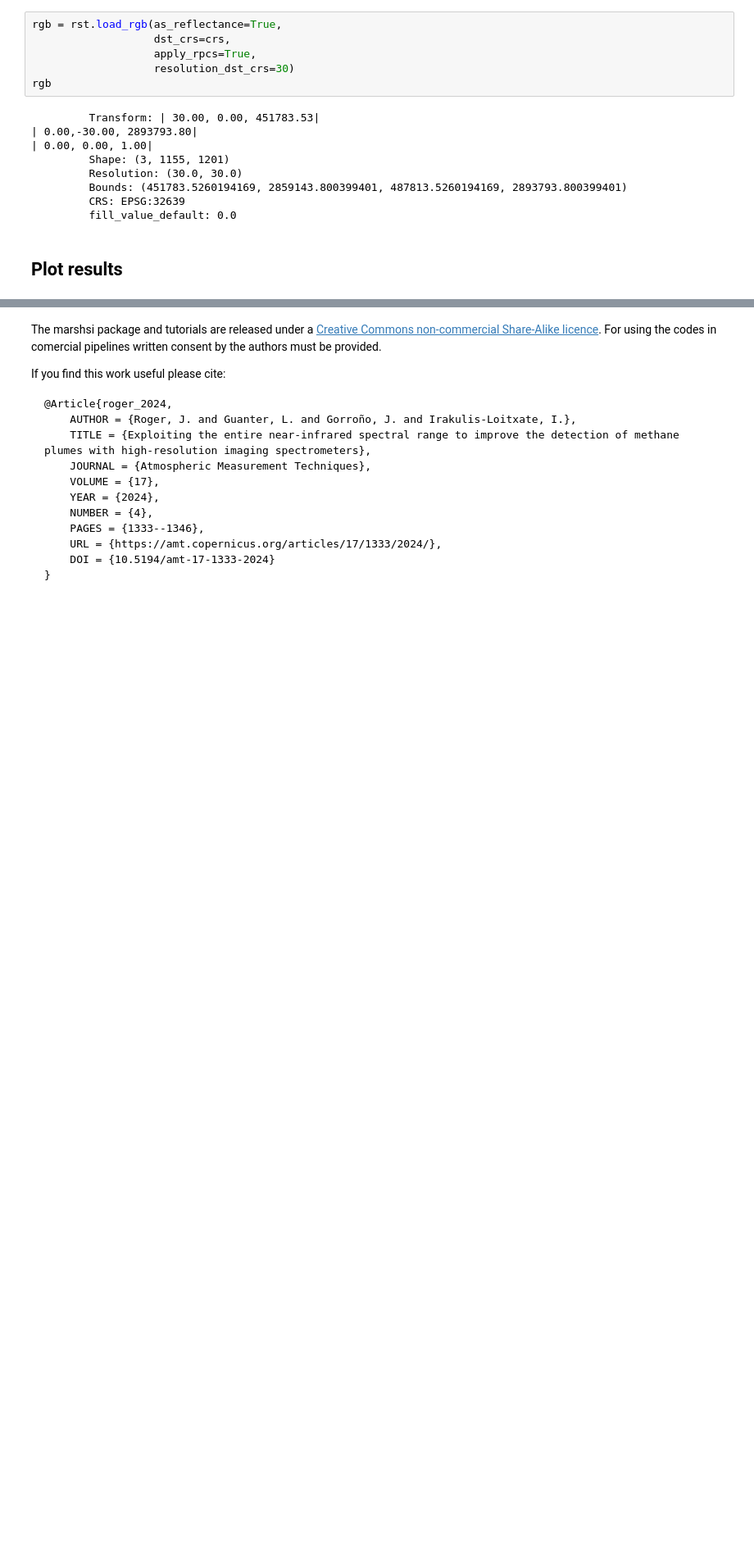
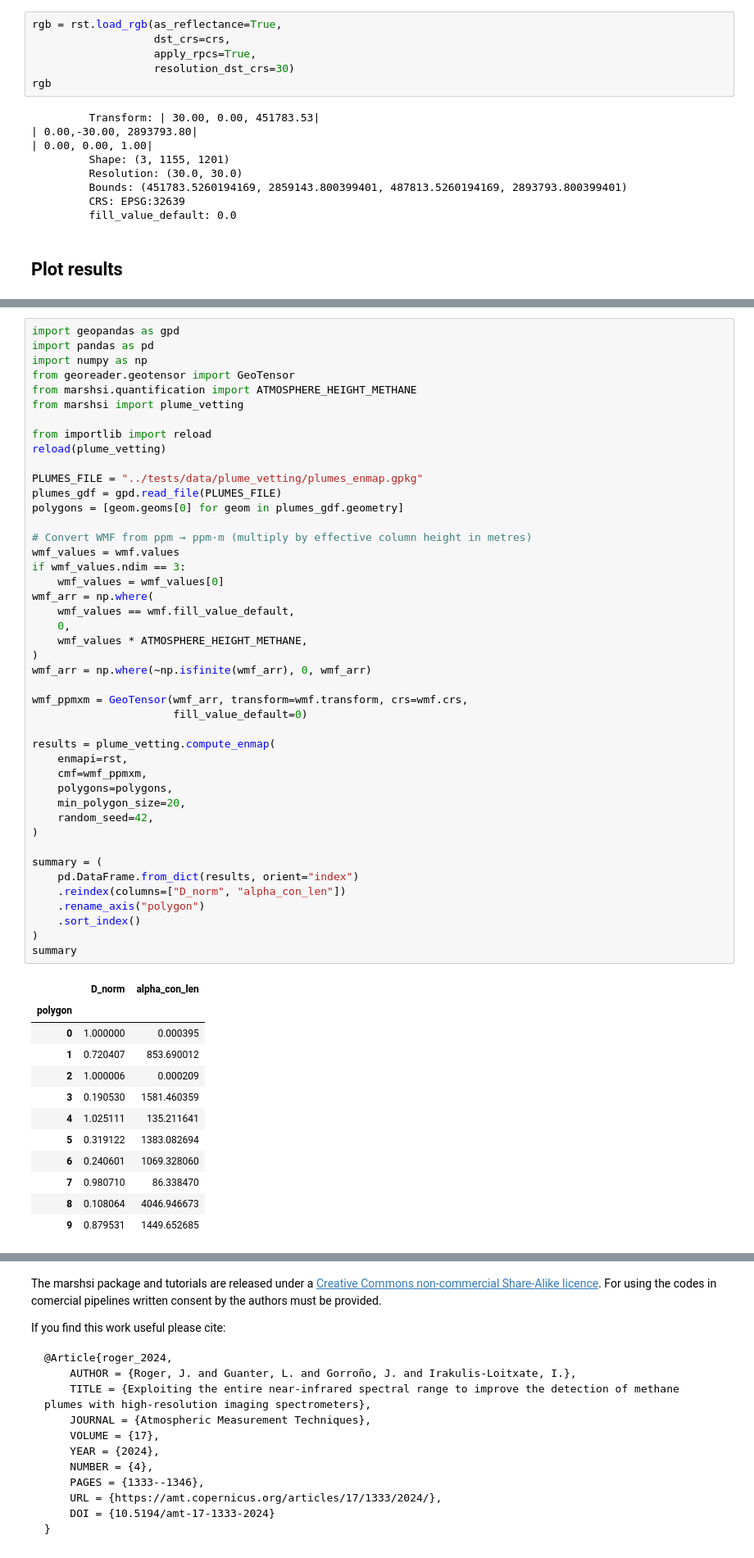
Before and after one commit to UNEP-IMEO-MARS/marshsi, a Jupyter notebook: docs/enmap_example.ipynb, the cells around one changed output, grey strips where cells are left out. Shown at 82% size. Cells and saved outputs as stored; diff of their text form; blank space fills up the shorter version.

```diff
--- a/docs/enmap_example.ipynb
+++ b/docs/enmap_example.ipynb
@@ -191,0 +208,57 @@ plot.show(wmf, ax=ax[2], vmin=0, vmax=.3, title= "WWMF $\Delta X$CH$_4$ [ppm]",
+# %%
+import geopandas as gpd
+import pandas as pd
+import numpy as np
+from georeader.geotensor import GeoTensor
+from marshsi.quantification import ATMOSPHERE_HEIGHT_METHANE
+from marshsi import plume_vetting
+
+from importlib import reload
+reload(plume_vetting)
+
+PLUMES_FILE = "../tests/data/plume_vetting/plumes_enmap.gpkg"
+plumes_gdf = gpd.read_file(PLUMES_FILE)
+polygons = [geom.geoms[0] for geom in plumes_gdf.geometry]
+
+# Convert WMF from ppm → ppm·m (multiply by effective column height in metres)
+wmf_values = wmf.values
+if wmf_values.ndim == 3:
+    wmf_values = wmf_values[0]
+wmf_arr = np.where(
+    wmf_values == wmf.fill_value_default,
+    0,
+    wmf_values * ATMOSPHERE_HEIGHT_METHANE,
+)
+wmf_arr = np.where(~np.isfinite(wmf_arr), 0, wmf_arr)
+
+wmf_ppmxm = GeoTensor(wmf_arr, transform=wmf.transform, crs=wmf.crs,
+                      fill_value_default=0)
+
+results = plume_vetting.compute_enmap(
+    enmapi=rst,
+    cmf=wmf_ppmxm,
+    polygons=polygons,
+    min_polygon_size=20,
+    random_seed=42,
+)
+
+summary = (
+    pd.DataFrame.from_dict(results, orient="index")
+    .reindex(columns=["D_norm", "alpha_con_len"])
+    .rename_axis("polygon")
+    .sort_index()
+)
+summary
+# %% [output]
+|  | D_norm | alpha_con_len |
+| polygon |  |  |
+| 0 | 1.000000 | 0.000395 |
+| 1 | 0.720407 | 853.690012 |
+| 2 | 1.000006 | 0.000209 |
+| 3 | 0.190530 | 1581.460359 |
+| 4 | 1.025111 | 135.211641 |
+| 5 | 0.319122 | 1383.082694 |
+| 6 | 0.240601 | 1069.328060 |
+| 7 | 0.980710 | 86.338470 |
+| 8 | 0.108064 | 4046.946673 |
+| 9 | 0.879531 | 1449.652685 |
```
Also changed, not shown: parts of 6 cells of this notebook.
